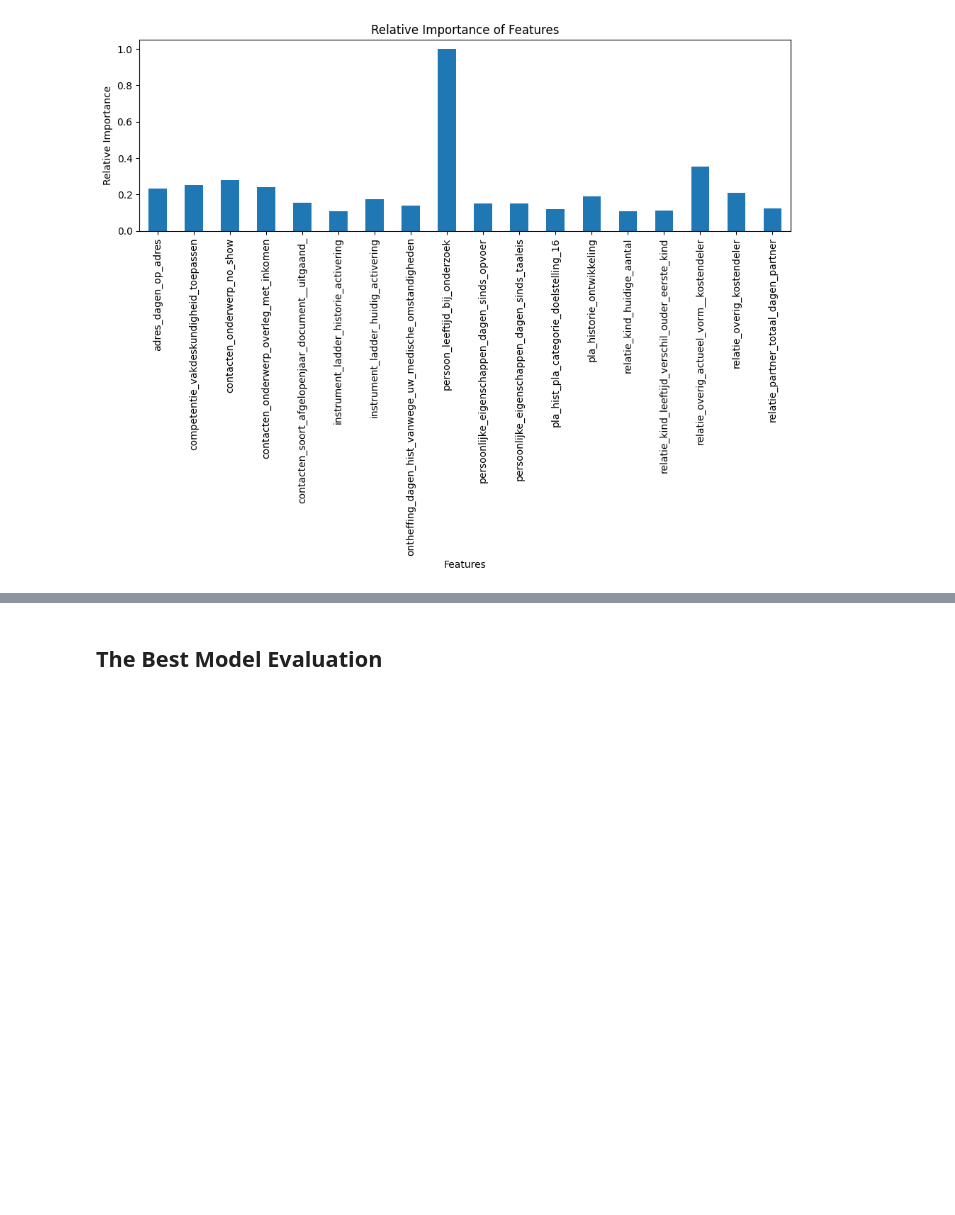
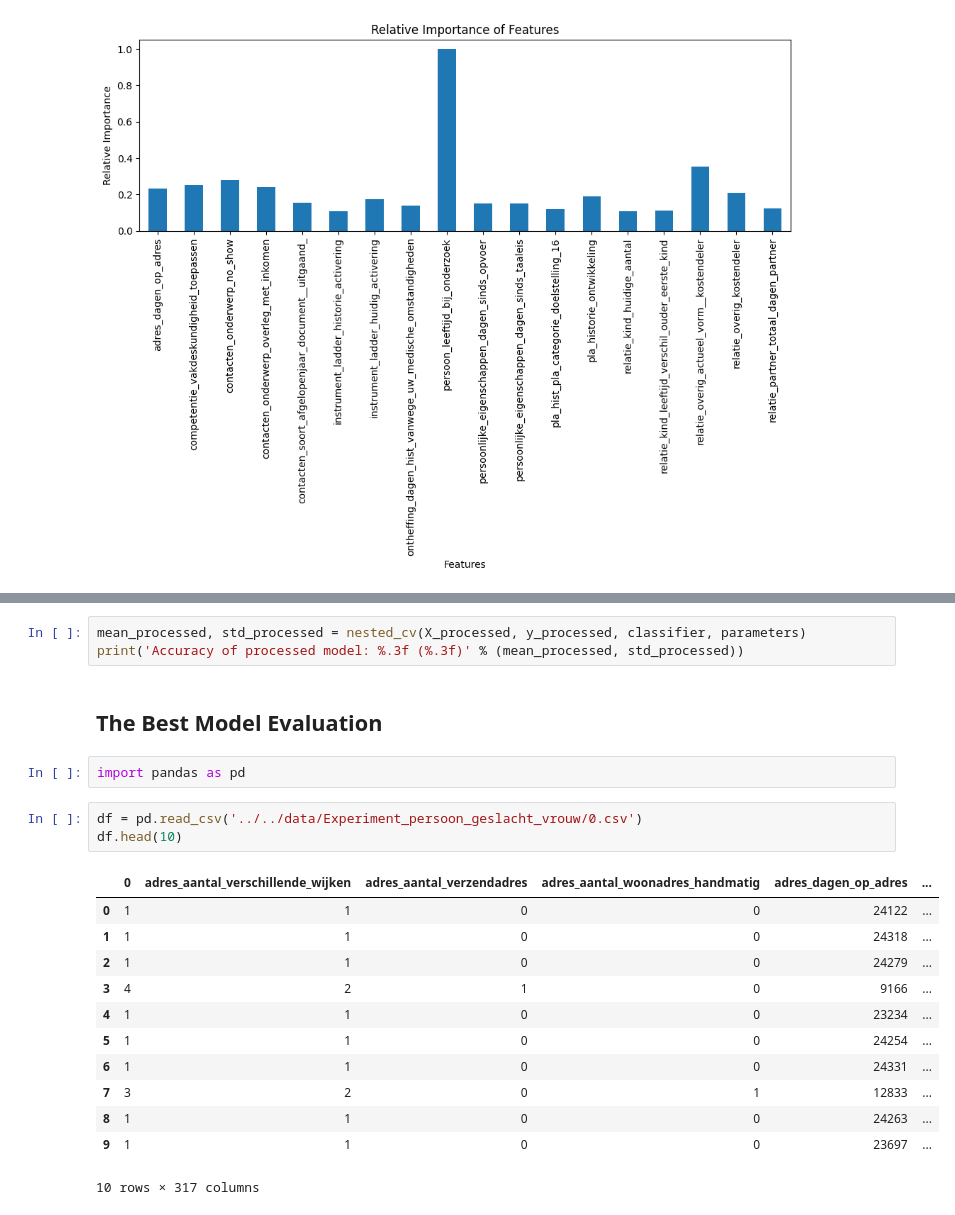
Before and after one commit to yulinchen03/TestingProject, a Jupyter notebook: src/team_1/model_1.ipynb, the cells around one changed output, grey strips where cells are left out. Cells and saved outputs as stored; diff of their text form; blank space fills up the shorter version.

```diff
--- a/src/team_1/model_1.ipynb
+++ b/src/team_1/model_1.ipynb
@@ -200,2 +203,23 @@ Accuracy of the processed model:  0.8485878354623227
+# %%
+mean_processed, std_processed = nested_cv(X_processed, y_processed, classifier, parameters)
+print('Accuracy of processed model: %.3f (%.3f)' % (mean_processed, std_processed))
 # %% [markdown]
 ## The Best Model Evaluation
+# %%
+import pandas as pd
+# %%
+df = pd.read_csv('../../data/Experiment_persoon_geslacht_vrouw/0.csv')
+df.head(10)
+# %% [output]
+|  | 0 | adres_aantal_verschillende_wijken | adres_aantal_verzendadres | adres_aantal_woonadres_handmatig | adres_dagen_op_adres | ... |
+| 0 | 1 | 1 | 0 | 0 | 24122 | ... |
+| 1 | 1 | 1 | 0 | 0 | 24318 | ... |
+| 2 | 1 | 1 | 0 | 0 | 24279 | ... |
+| 3 | 4 | 2 | 1 | 0 | 9166 | ... |
+| 4 | 1 | 1 | 0 | 0 | 23234 | ... |
+| 5 | 1 | 1 | 0 | 0 | 24254 | ... |
+| 6 | 1 | 1 | 0 | 0 | 24331 | ... |
+| 7 | 3 | 2 | 0 | 1 | 12833 | ... |
+| 8 | 1 | 1 | 0 | 0 | 24263 | ... |
+| 9 | 1 | 1 | 0 | 0 | 23697 | ... |
+10 rows × 317 columns
```
Also changed, not shown: parts of 23 cells of this notebook, 11 other files.
